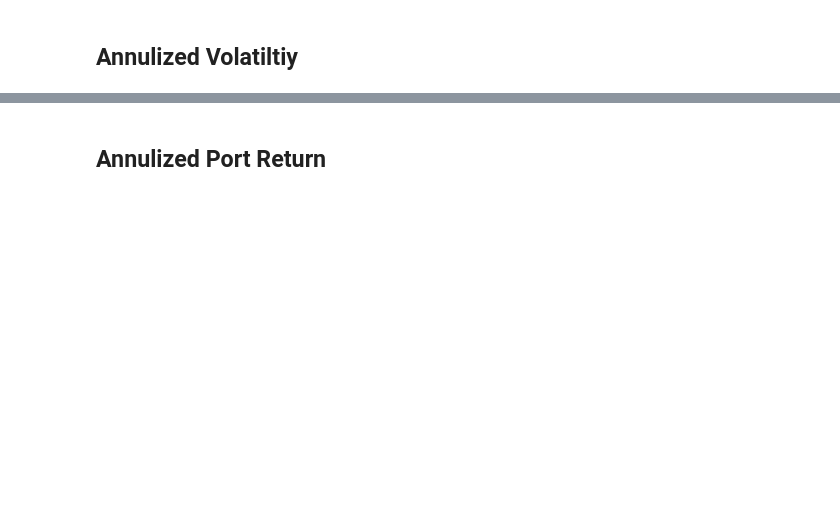
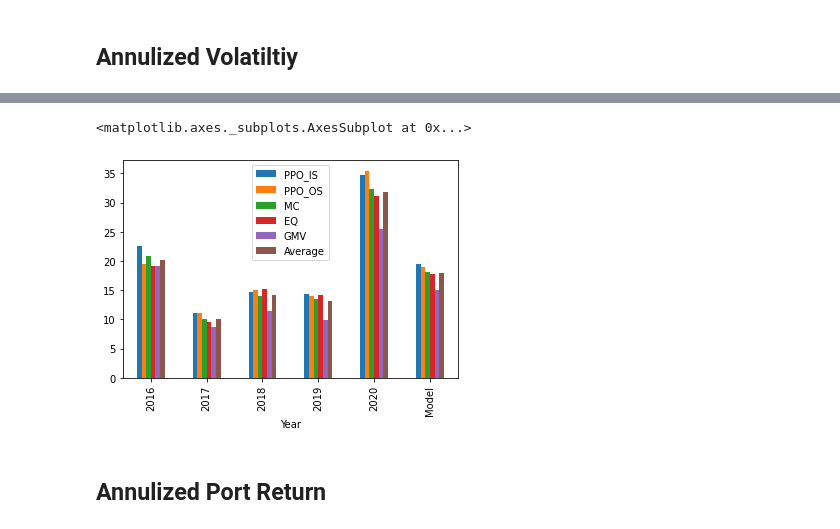
Before and after one commit to liyalihua/MasterThesis, a Jupyter notebook: 5_CompareResults.ipynb, the cells around one changed output, grey strips where cells are left out. Drawn from its saved outputs; the diff is of its cells as text; code cells hidden in the pictures; blank space fills up the shorter version.

```diff
--- a/5_CompareResults.ipynb
+++ b/5_CompareResults.ipynb
@@ -199,5 +199,8 @@ annulized_vol
 # %%
-# annulized_vol.T.plot.bar()
+annulized_vol.T.plot.bar()
+# %% [output]
+<matplotlib.axes._subplots.AxesSubplot at 0x...>
+[figure, added]
 # %% [markdown]
 ## Annulized Port Return
 # %%
```
Also changed, not shown: parts of 35 cells of this notebook, 9 other files.
